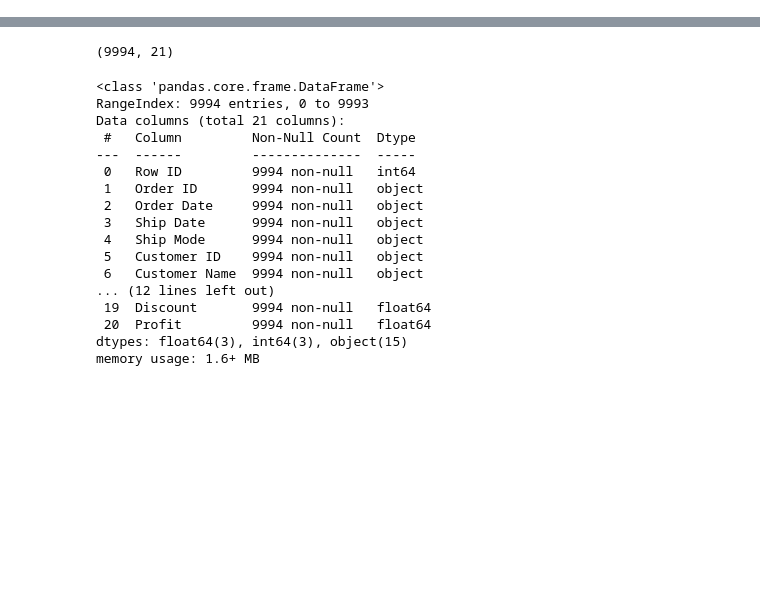
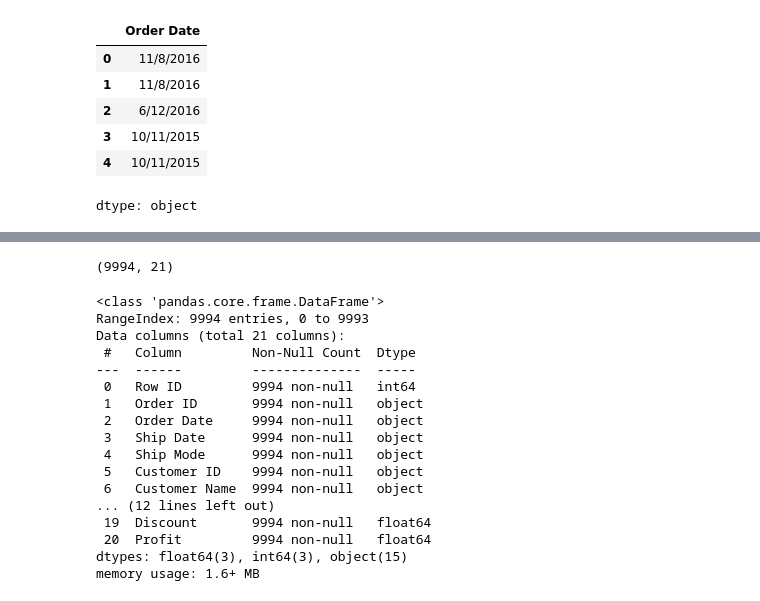
Before and after one commit to pinedareyesv/dashboard-ventas-pyme, a Jupyter notebook: exploracion_ventas.ipynb, the cells around one changed output, grey strips where cells are left out. Cells and saved outputs as stored; diff of their text form; code cells hidden in the pictures; blank space fills up the shorter version.

```diff
--- a/exploracion_ventas.ipynb
+++ b/exploracion_ventas.ipynb
@@ -2,3 +2,18 @@
 <a href="https://colab.research.google.com/github/pinedareyesv/dashboard-ventas-pyme/blob/main/exploracion_ventas.ipynb" target="_parent"><img src="https://colab.research.google.com/assets/colab-badge.svg" alt="Open In Colab"/></a>
 # %%
 import pandas as pd
+# %%
+import pandas as pd
+
+url = "https://raw.githubusercontent.com/sumit0072/Superstore-Data-Analysis/main/Sample%20-%20Superstore.csv"
+df = pd.read_csv(url, encoding="latin-1")
+
+df["Order Date"].head()
+# %% [output]
+|  | Order Date |
+| 0 | 11/8/2016 |
+| 1 | 11/8/2016 |
+| 2 | 6/12/2016 |
+| 3 | 10/11/2015 |
+| 4 | 10/11/2015 |
+dtype: object
```
Also changed, not shown: parts of 6 cells of this notebook.
